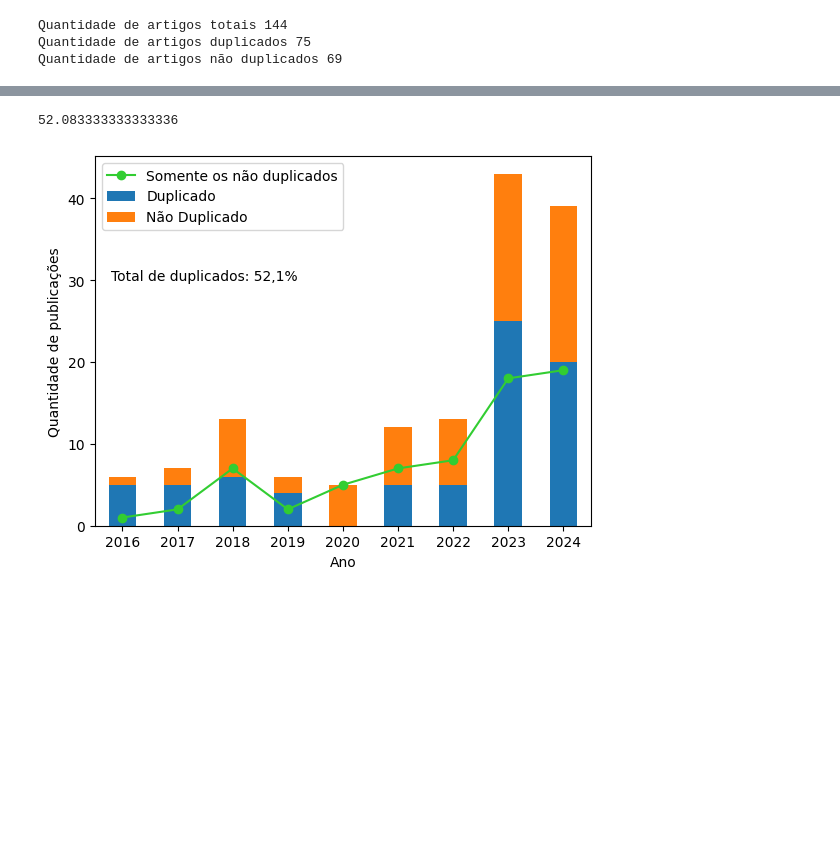
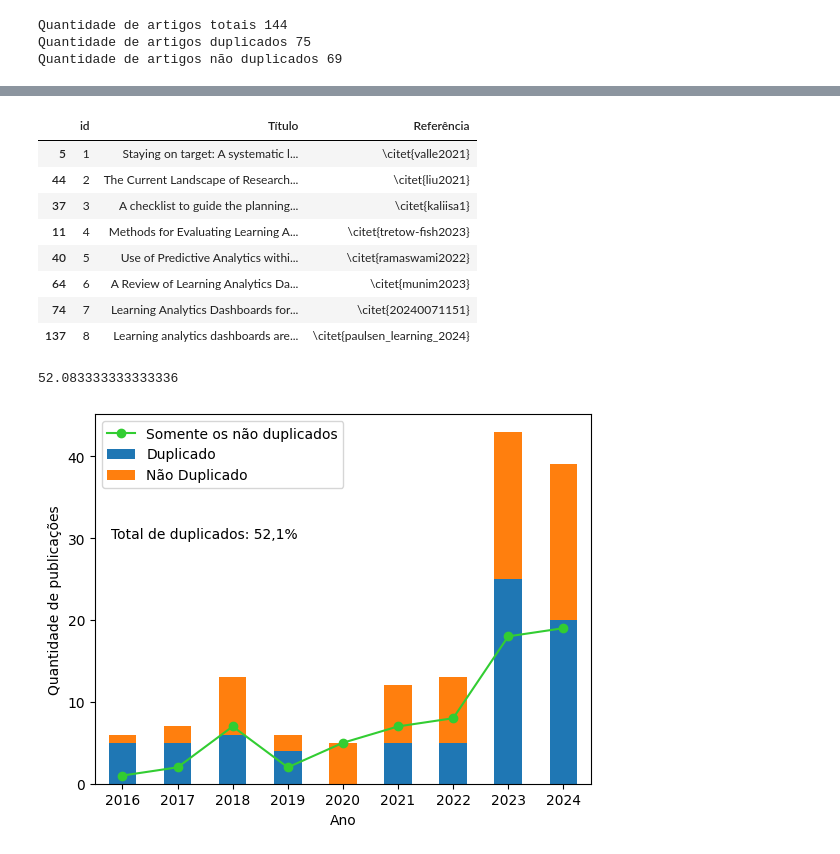
Before and after one commit to thiagogomesverissimo/notebooks, a Jupyter notebook: doutorado/tertiary_review.ipynb, the cells around one changed output, grey strips where cells are left out. Cells and saved outputs as stored; diff of their text form; code cells hidden in the pictures; blank space fills up the shorter version.

```diff
--- a/doutorado/tertiary_review.ipynb
+++ b/doutorado/tertiary_review.ipynb
@@ -478,29 +476,41 @@ df_aceitos[['year_y','title_y','author_x', 'identifier','journal_x','journal_y',
 # %%
 # salvando aceitos em latex
 #df_aceitos_latex = df_aceitos[['year_y','title_y','author_x', 'identifier']].sort_values(by=['year_y'])
 df_aceitos_latex = df_aceitos[['title_y', 'identifier','year_y']].sort_values(by=['year_y'], ascending=True)
+df_aceitos_latex['id'] = range(1, len(df_aceitos_latex) + 1)
 
-df_aceitos_latex.columns = ['Título', 'Referência','Ano']
+df_aceitos_latex.columns = ['Título', 'Referência','Ano','id']
 
 df_aceitos_latex['Referência'] = '\citet{' + df_aceitos_latex['Referência'] + '}'
 
-df_aceitos_latex = df_aceitos_latex[['Título', 'Referência']]
+df_aceitos_latex = df_aceitos_latex[['id','Título', 'Referência']]
 
 # Salvando tabela em .tex
 latex_code = pd.DataFrame(df_aceitos_latex).style.hide().to_latex(
-    column_format="|c|c|",
+    column_format="c|c|c|",
     position="H",
     label="table:tertiary_review_accepted_list",
     caption="Publicações selecionadas na revisão terciária",
     hrules=True,
     convert_css=True
 )
 
 # manobra para colocar linhas horizontais
 latex_code = latex_code.replace('\\\\\n', '\\\\ \\hline\n')
 
 with codecs.open('/tmp/tertiary_review_accepted_list.tex', 'w', 'utf-8') as the_file:
     the_file.write(latex_code)
+df_aceitos_latex
+# %% [output]
+|  | id | Título | Referência |
+| 5 | 1 | Staying on target: A systematic l... | \citet{valle2021} |
+| 44 | 2 | The Current Landscape of Research... | \citet{liu2021} |
+| 37 | 3 | A checklist to guide the planning... | \citet{kaliisa1} |
+| 11 | 4 | Methods for Evaluating Learning A... | \citet{tretow-fish2023} |
+| 40 | 5 | Use of Predictive Analytics withi... | \citet{ramaswami2022} |
+| 64 | 6 | A Review of Learning Analytics Da... | \citet{munim2023} |
+| 74 | 7 | Learning Analytics Dashboards for... | \citet{20240071151} |
+| 137 | 8 | Learning analytics dashboards are... | \citet{paulsen_learning_2024} |
 # %%
 # montar um bibtex só com os aceitos - não consegui, ainda!
 # %%
```
Also changed, not shown: parts of 3 cells of this notebook.
